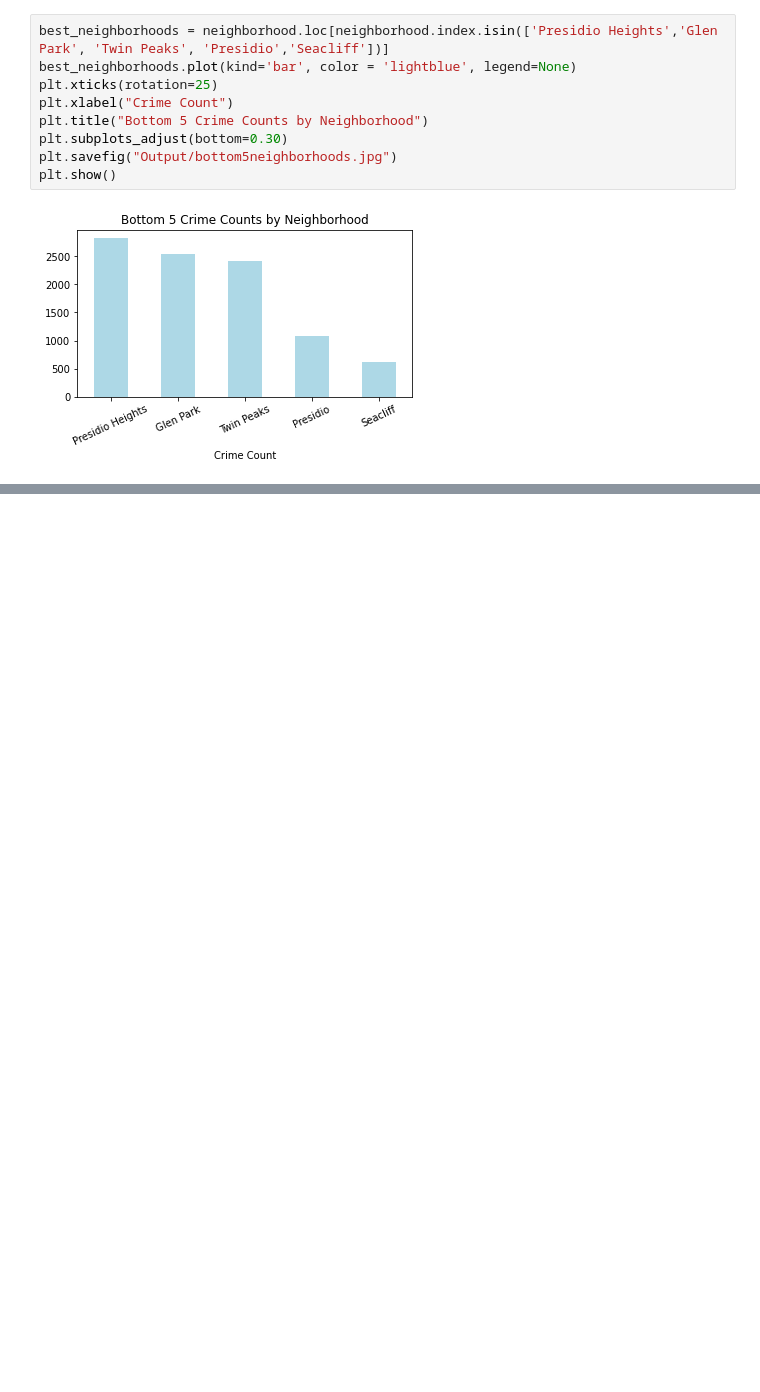
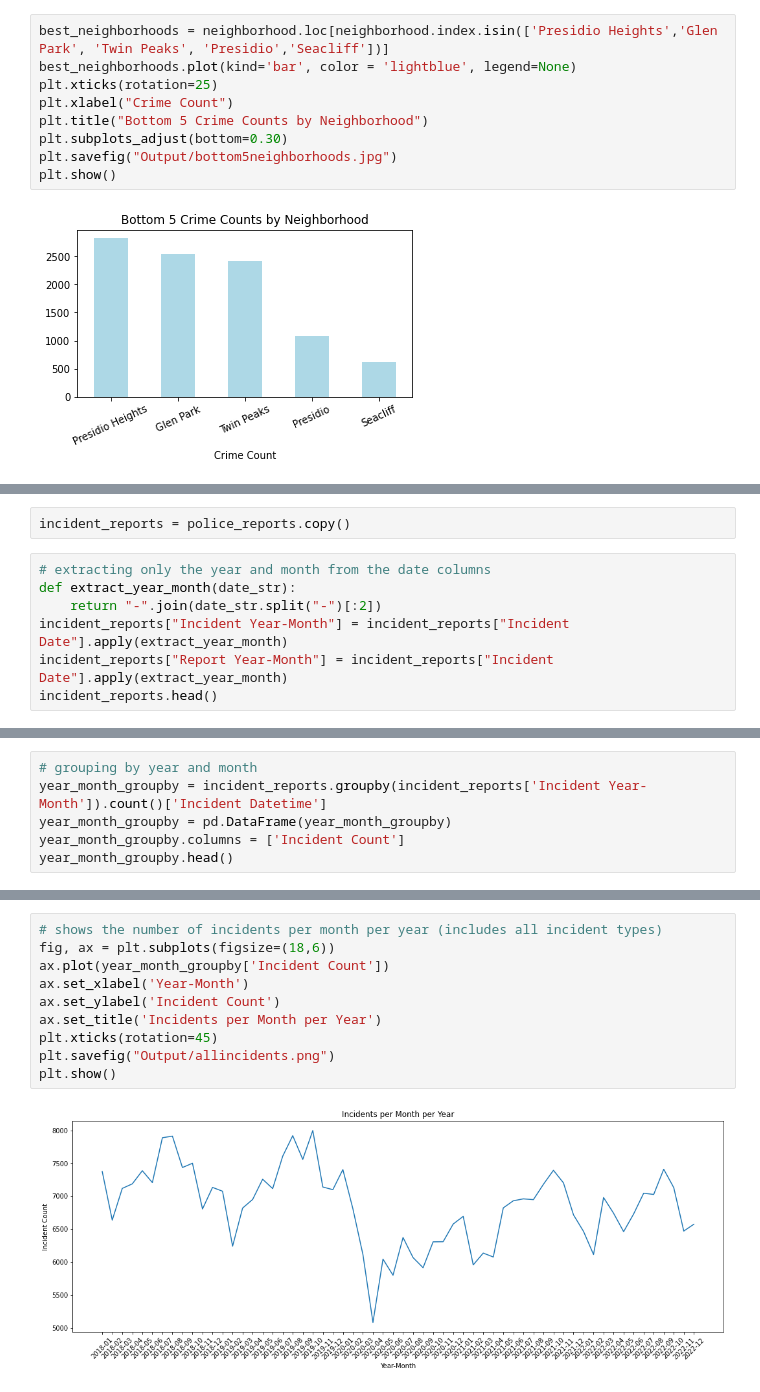
Before and after one commit to ahmed-saleem916/Virtual-Reality-, a Jupyter notebook: exploratory_analysis.ipynb, the cells around one changed output, grey strips where cells are left out. Drawn from its saved outputs; the diff is of its cells as text; blank space fills up the shorter version.

```diff
--- a/exploratory_analysis.ipynb
+++ b/exploratory_analysis.ipynb
@@ -273,0 +322,9 @@ police_reports.info()
+# %%
+incident_reports = police_reports.copy()
+# %%
+# extracting only the year and month from the date columns
+def extract_year_month(date_str):
+    return "-".join(date_str.split("-")[:2])
+incident_reports["Incident Year-Month"] = incident_reports["Incident Date"].apply(extract_year_month)
+incident_reports["Report Year-Month"] = incident_reports["Incident Date"].apply(extract_year_month)
+incident_reports.head()
@@ -273,0 +339,6 @@ police_reports.info()
+# %%
+# grouping by year and month
+year_month_groupby = incident_reports.groupby(incident_reports['Incident Year-Month']).count()['Incident Datetime']
+year_month_groupby = pd.DataFrame(year_month_groupby)
+year_month_groupby.columns = ['Incident Count']
+year_month_groupby.head()
@@ -273,0 +353,12 @@ police_reports.info()
+# %%
+# shows the number of incidents per month per year (includes all incident types)
+fig, ax = plt.subplots(figsize=(18,6))
+ax.plot(year_month_groupby['Incident Count'])
+ax.set_xlabel('Year-Month')
+ax.set_ylabel('Incident Count')
+ax.set_title('Incidents per Month per Year')
+plt.xticks(rotation=45)
+plt.savefig("Output/allincidents.png")
+plt.show()
+# %% [output]
+[figure, added]
```
Also changed, not shown: parts of 32 cells of this notebook, 12 other files.
